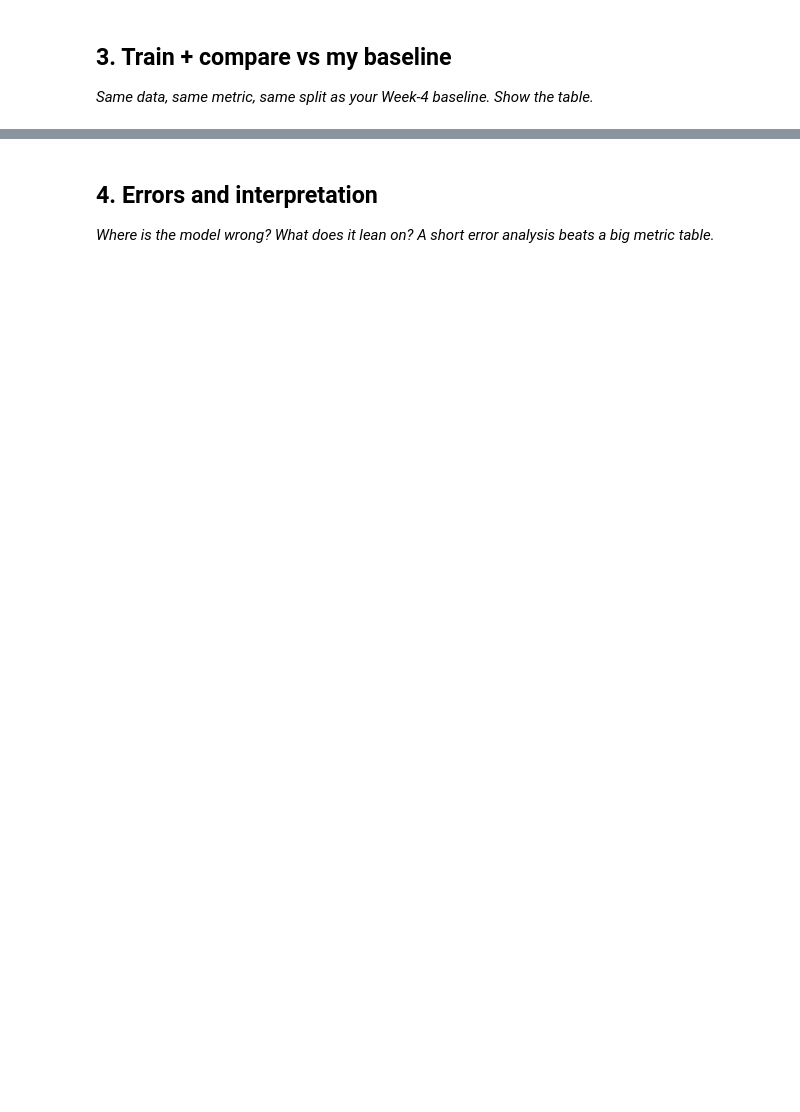
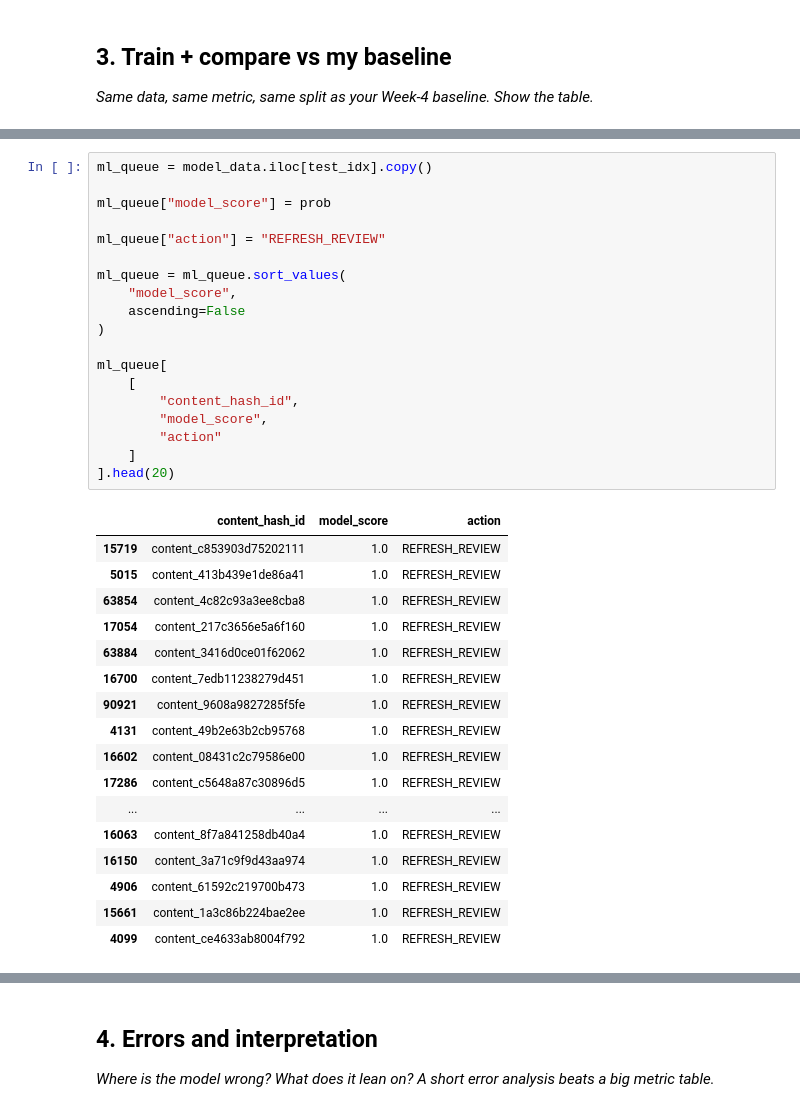
Before and after one commit to Sudharshansirikonda/flyrank-ml-internship-starter, a Jupyter notebook: work/notebooks/w05_model.ipynb, the cells around one changed output, grey strips where cells are left out. Saved outputs shown, nothing was run; the diff lists cells and outputs as text; blank space fills up the shorter version.

```diff
--- a/work/notebooks/w05_model.ipynb
+++ b/work/notebooks/w05_model.ipynb
@@ -289,0 +377,37 @@ Client C ──→ TEST'''
+# %%
+ml_queue = model_data.iloc[test_idx].copy()
+
+ml_queue["model_score"] = prob
+
+ml_queue["action"] = "REFRESH_REVIEW"
+
+ml_queue = ml_queue.sort_values(
+    "model_score",
+    ascending=False
+)
+
+ml_queue[
+    [
+        "content_hash_id",
+        "model_score",
+        "action"
+    ]
+].head(20)
+# %% [output]
+|  | content_hash_id | model_score | action |
+| 15719 | content_c853903d75202111 | 1.0 | REFRESH_REVIEW |
+| 5015 | content_413b439e1de86a41 | 1.0 | REFRESH_REVIEW |
+| 63854 | content_4c82c93a3ee8cba8 | 1.0 | REFRESH_REVIEW |
+| 17054 | content_217c3656e5a6f160 | 1.0 | REFRESH_REVIEW |
+| 63884 | content_3416d0ce01f62062 | 1.0 | REFRESH_REVIEW |
+| 16700 | content_7edb11238279d451 | 1.0 | REFRESH_REVIEW |
+| 90921 | content_9608a9827285f5fe | 1.0 | REFRESH_REVIEW |
+| 4131 | content_49b2e63b2cb95768 | 1.0 | REFRESH_REVIEW |
+| 16602 | content_08431c2c79586e00 | 1.0 | REFRESH_REVIEW |
+| 17286 | content_c5648a87c30896d5 | 1.0 | REFRESH_REVIEW |
+| ... | ... | ... | ... |
+| 16063 | content_8f7a841258db40a4 | 1.0 | REFRESH_REVIEW |
+| 16150 | content_3a71c9f9d43aa974 | 1.0 | REFRESH_REVIEW |
+| 4906 | content_61592c219700b473 | 1.0 | REFRESH_REVIEW |
+| 15661 | content_1a3c86b224bae2ee | 1.0 | REFRESH_REVIEW |
+| 4099 | content_ce4633ab8004f792 | 1.0 | REFRESH_REVIEW |
```
Also changed, not shown: parts of 16 cells of this notebook.
